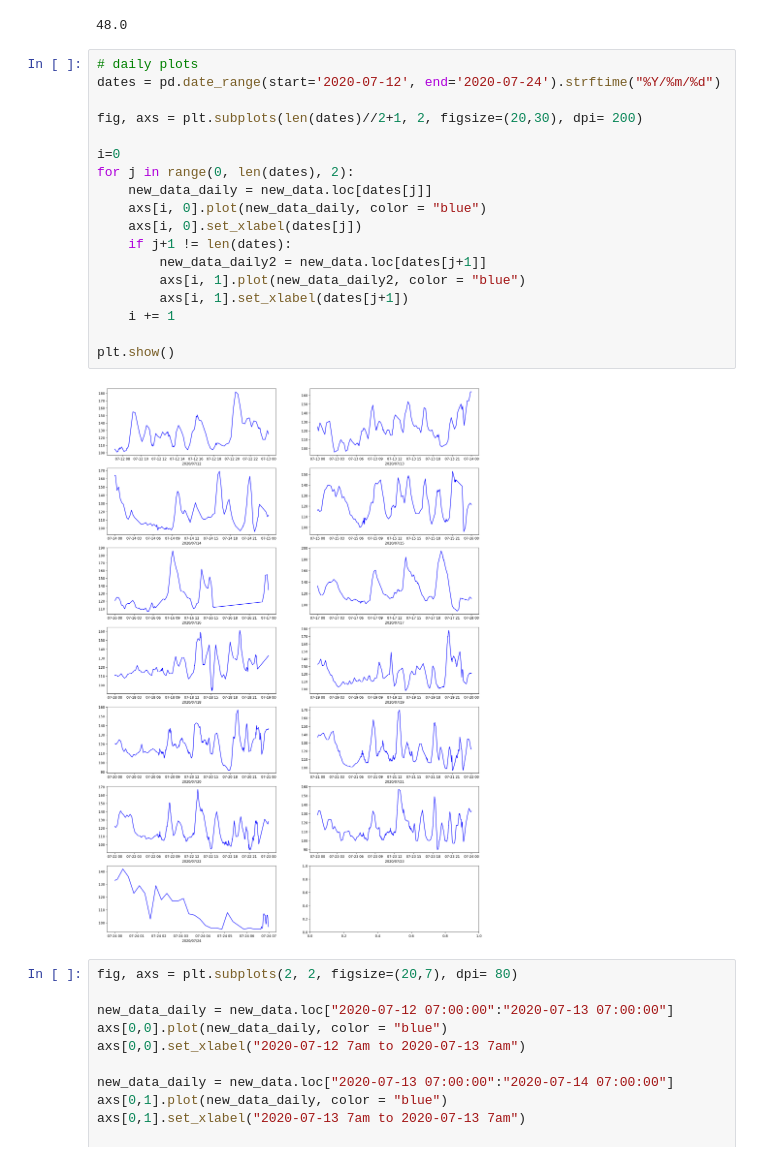
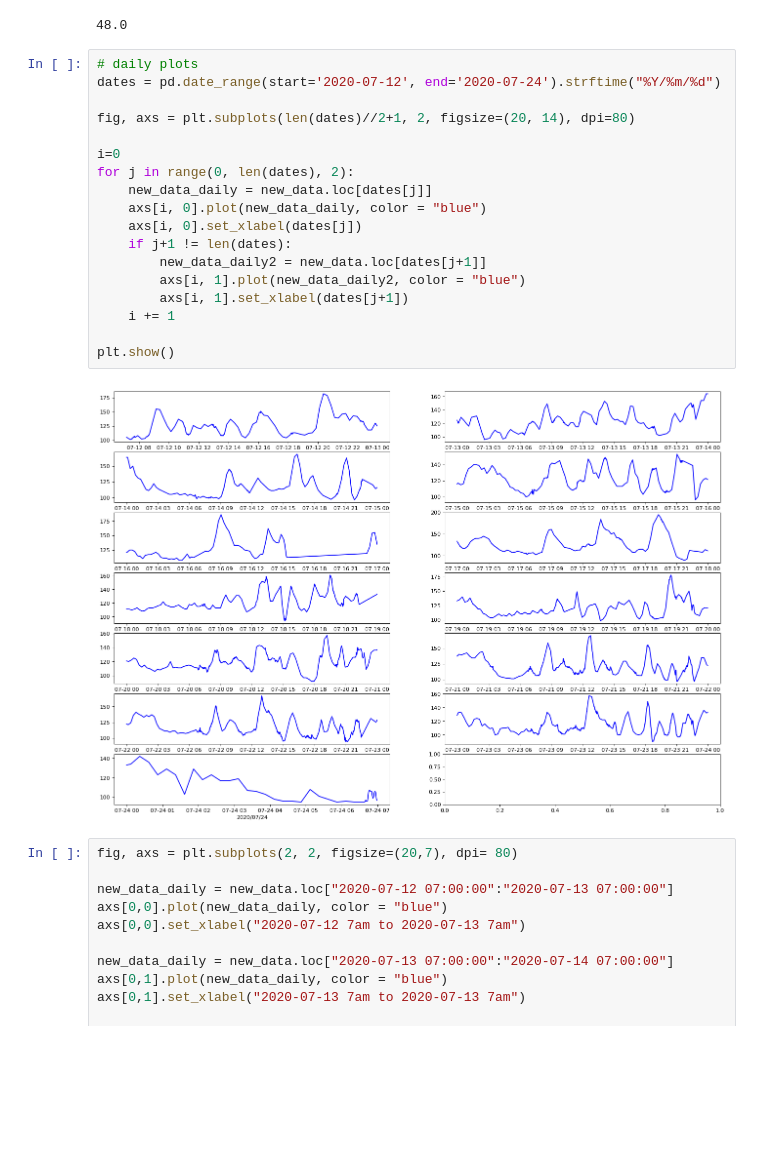
Before and after one commit to qrn99/FUSRP2020_TestingMathModels, a Jupyter notebook: Data_analysis (Nancy).ipynb, the cells around one changed output. Drawn from its saved outputs; the diff is of its cells as text; blank space fills up the shorter version.

```diff
--- a/Data_analysis (Nancy).ipynb
+++ b/Data_analysis (Nancy).ipynb
@@ -303,23 +299,23 @@ dates = pd.to_datetime(dates) # dates
 # %%
 # daily plots
 dates = pd.date_range(start='2020-07-12', end='2020-07-24').strftime("%Y/%m/%d")
 
-fig, axs = plt.subplots(len(dates)//2+1, 2, figsize=(20,30), dpi= 200)
+fig, axs = plt.subplots(len(dates)//2+1, 2, figsize=(20, 14), dpi=80)
 
 i=0
 for j in range(0, len(dates), 2):
     new_data_daily = new_data.loc[dates[j]]
     axs[i, 0].plot(new_data_daily, color = "blue")
     axs[i, 0].set_xlabel(dates[j])
     if j+1 != len(dates):
         new_data_daily2 = new_data.loc[dates[j+1]]
         axs[i, 1].plot(new_data_daily2, color = "blue")
         axs[i, 1].set_xlabel(dates[j+1])
     i += 1
 
 plt.show()
 # %% [output]
-[figure, old version]
+[figure, new version]
 # %%
 fig, axs = plt.subplots(2, 2, figsize=(20,7), dpi= 80)
 
```
Also changed, not shown: parts of 19 cells of this notebook, 1 other file.
